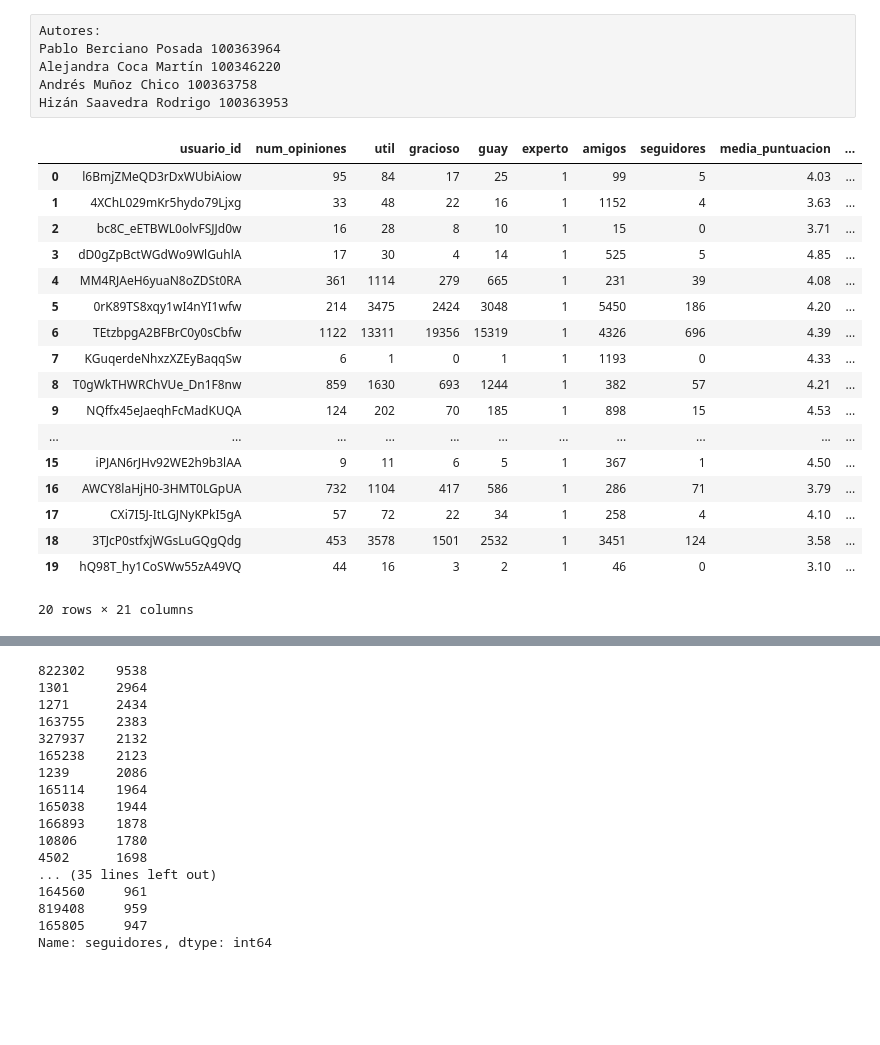
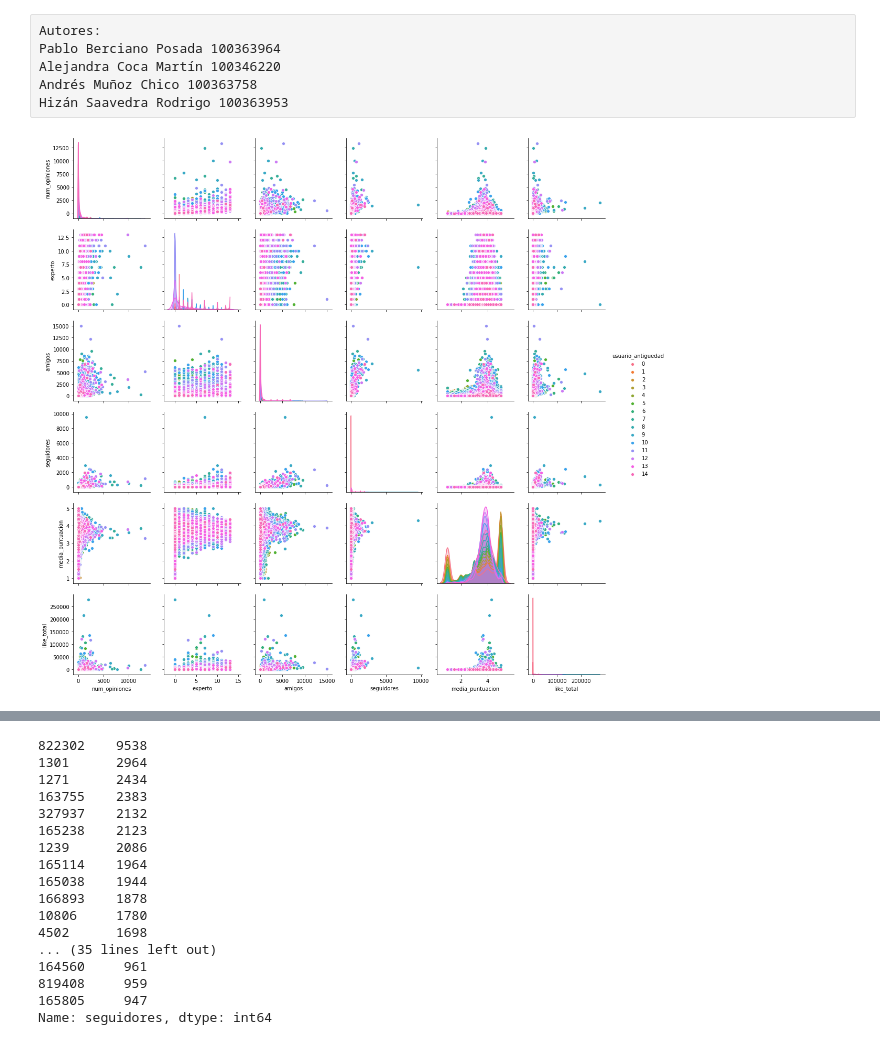
Before and after one commit to pablobp1998/Desafio-Final-AD, a Jupyter notebook: desafio_final_ad.ipynb, the cells around one changed output, grey strips where cells are left out. Cells and saved outputs as stored; diff of their text form; code cells hidden in the pictures; blank space fills up the shorter version.

```diff
--- a/desafio_final_ad.ipynb
+++ b/desafio_final_ad.ipynb
@@ -32,24 +32,3 @@ for i in range(len(df['experto'])):
     years.append(2018 - int(df['usuario_desde'].iloc[i][0:4]))
 df['usuario_antiguedad'] = years
 df = df.drop(['usuario_desde'], axis=1)
-# %%
-df.head(20)
-# %% [output]
-|  | usuario_id | num_opiniones | util | gracioso | guay | experto | amigos | seguidores | media_puntuacion | ... |
-| 0 | l6BmjZMeQD3rDxWUbiAiow | 95 | 84 | 17 | 25 | 1 | 99 | 5 | 4.03 | ... |
-| 1 | 4XChL029mKr5hydo79Ljxg | 33 | 48 | 22 | 16 | 1 | 1152 | 4 | 3.63 | ... |
-| 2 | bc8C_eETBWL0olvFSJJd0w | 16 | 28 | 8 | 10 | 1 | 15 | 0 | 3.71 | ... |
-| 3 | dD0gZpBctWGdWo9WlGuhlA | 17 | 30 | 4 | 14 | 1 | 525 | 5 | 4.85 | ... |
-| 4 | MM4RJAeH6yuaN8oZDSt0RA | 361 | 1114 | 279 | 665 | 1 | 231 | 39 | 4.08 | ... |
-| 5 | 0rK89TS8xqy1wI4nYI1wfw | 214 | 3475 | 2424 | 3048 | 1 | 5450 | 186 | 4.20 | ... |
-| 6 | TEtzbpgA2BFBrC0y0sCbfw | 1122 | 13311 | 19356 | 15319 | 1 | 4326 | 696 | 4.39 | ... |
-| 7 | KGuqerdeNhxzXZEyBaqqSw | 6 | 1 | 0 | 1 | 1 | 1193 | 0 | 4.33 | ... |
-| 8 | T0gWkTHWRChVUe_Dn1F8nw | 859 | 1630 | 693 | 1244 | 1 | 382 | 57 | 4.21 | ... |
-| 9 | NQffx45eJaeqhFcMadKUQA | 124 | 202 | 70 | 185 | 1 | 898 | 15 | 4.53 | ... |
-| ... | ... | ... | ... | ... | ... | ... | ... | ... | ... | ... |
-| 15 | iPJAN6rJHv92WE2h9b3lAA | 9 | 11 | 6 | 5 | 1 | 367 | 1 | 4.50 | ... |
-| 16 | AWCY8laHjH0-3HMT0LGpUA | 732 | 1104 | 417 | 586 | 1 | 286 | 71 | 3.79 | ... |
-| 17 | CXi7I5J-ItLGJNyKPkI5gA | 57 | 72 | 22 | 34 | 1 | 258 | 4 | 4.10 | ... |
-| 18 | 3TJcP0stfxjWGsLuGQgQdg | 453 | 3578 | 1501 | 2532 | 1 | 3451 | 124 | 3.58 | ... |
-| 19 | hQ98T_hy1CoSWw55zA49VQ | 44 | 16 | 3 | 2 | 1 | 46 | 0 | 3.10 | ... |
-20 rows × 21 columns
@@ -55,0 +40,9 @@ df.head(20)
+# %%
+import numpy as np
+import seaborn as sns
+import matplotlib.pyplot as plt
+# Generamos un pirplot que relacione la temperatura maxima con la cantidad media de CO
+sns.pairplot(df, hue="usuario_antiguedad",  vars=["num_opiniones", "experto", "amigos", "seguidores", "media_puntuacion", "like_total"])
+plt.show()
+# %% [output]
+[figure, added]
```
Also changed, not shown: parts of 8 cells of this notebook.
